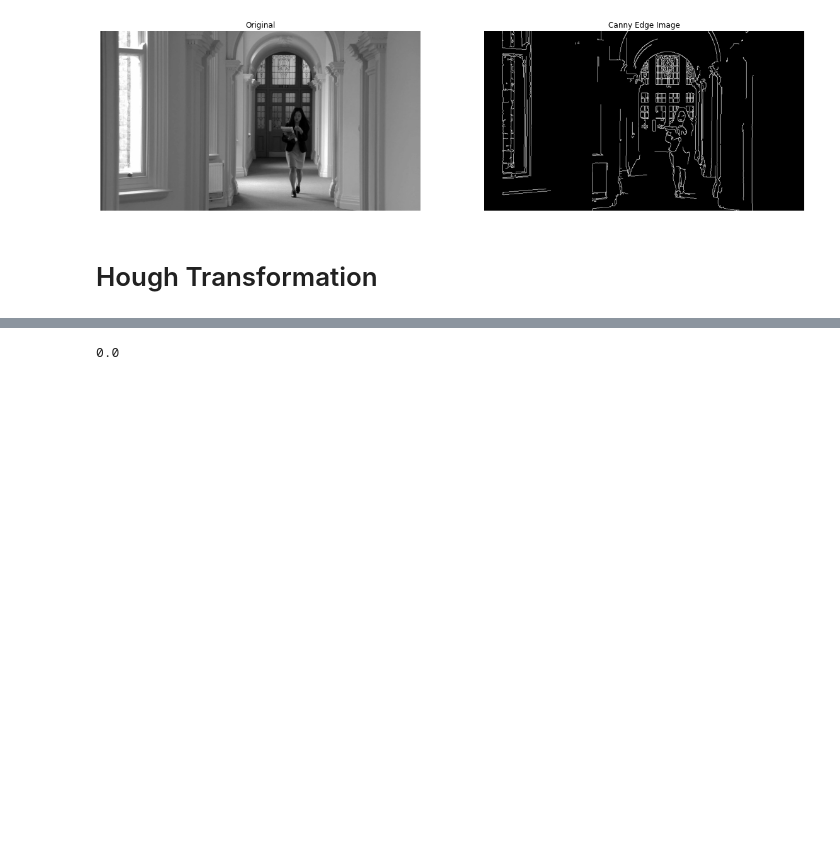
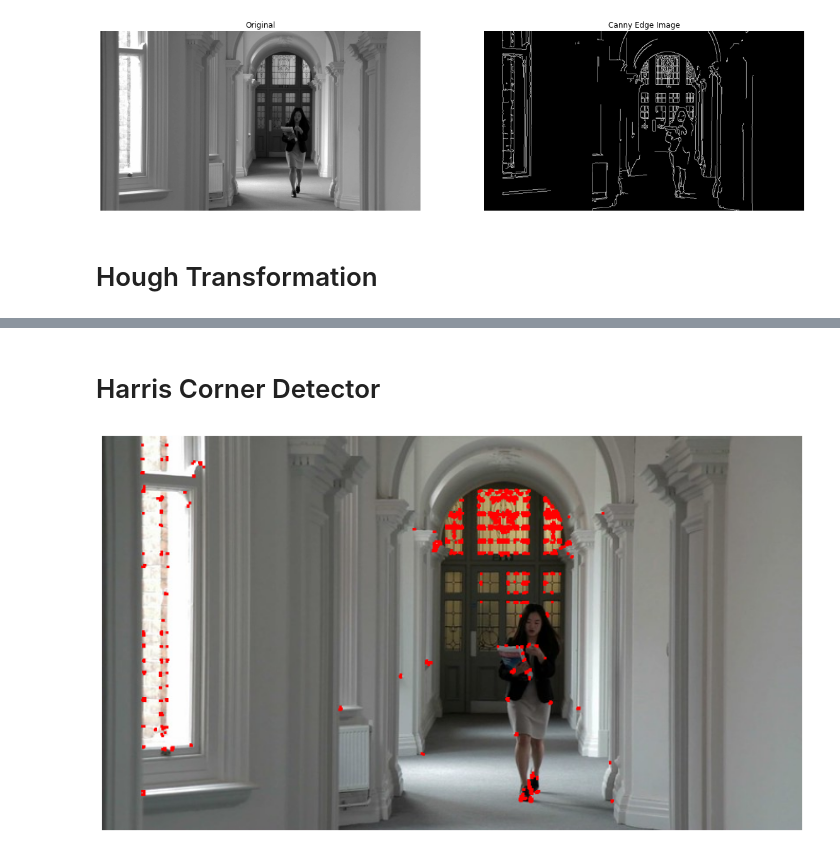
Before and after one commit to schedldave/cv2021, a Jupyter notebook: 04_Edges.ipynb, the cells around one changed output, grey strips where cells are left out. Drawn from its saved outputs; the diff is of its cells as text; code cells hidden in the pictures; blank space fills up the shorter version.

```diff
--- a/04_Edges.ipynb
+++ b/04_Edges.ipynb
@@ -286,4 +256,25 @@ rho=0.50, theta=-45
-# %%
-np.log(1)
-# %% [output]
-0.0
+# %% [markdown]
+# Harris Corner Detector
+# %%
+import cv2
+import numpy as np
+
+filename = "woman.jpg"
+img = cv2.imread(filename)
+gray = cv2.cvtColor(img,cv2.COLOR_BGR2GRAY)
+
+gray = np.float32(gray)
+dst = cv2.cornerHarris(gray,2,3,0.04)
+
+#result is dilated for marking the corners, not important
+dst = cv2.dilate(dst,None)
+
+# Threshold for an optimal value, it may vary depending on the image.
+img[dst>0.01*dst.max()]=[0,0,255]
+
+
+plt.figure(figsize=(15,10))
+imshow(img)
+plt.show()
+# %% [output]
+[figure, added]
```
Also changed, not shown: parts of 7 cells of this notebook.
